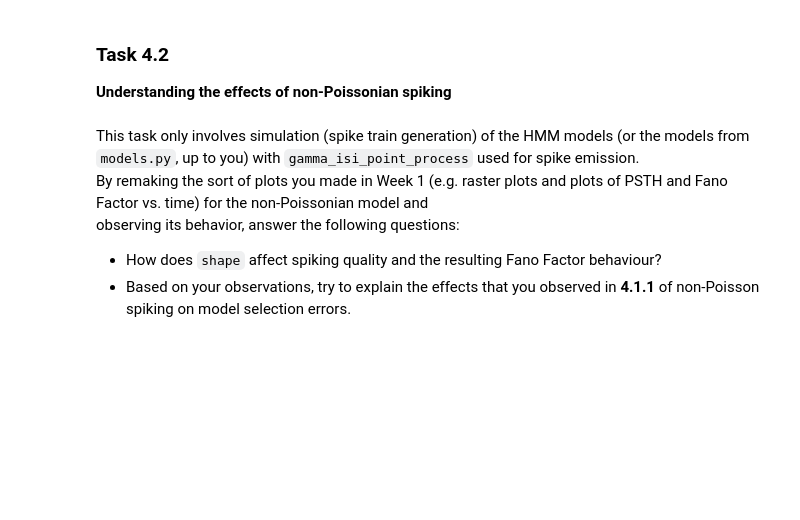
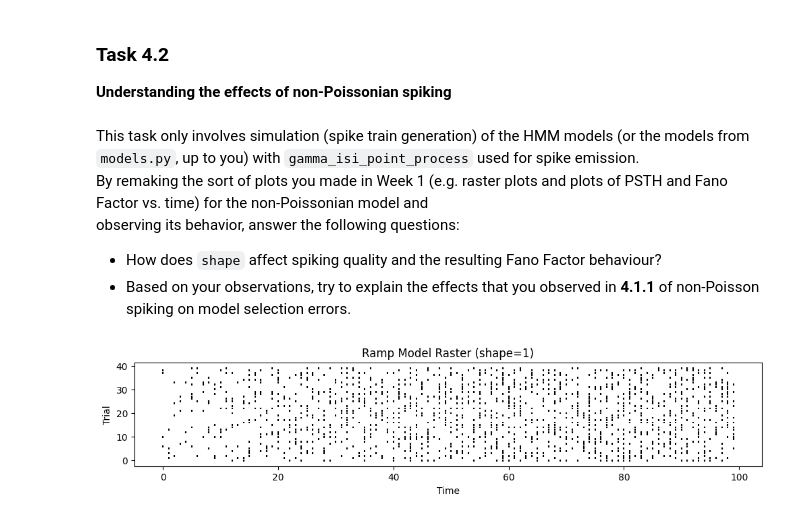
Before and after one commit to ericyh/Neural_Data_Processing, a Jupyter notebook: GG3_project.ipynb, the cells around one changed output. Saved outputs shown, nothing was run; the diff lists cells and outputs as text; code cells hidden in the pictures; blank space fills up the shorter version.

```diff
--- a/GG3_project.ipynb
+++ b/GG3_project.ipynb
@@ -3492,66 +3446,63 @@ observing its behavior, answer the following questions:
 - How does `shape` affect spiking quality and the resulting Fano Factor behaviour?
 - Based on your observations, try to explain the effects  that you observed in **4.1.1** of  non-Poisson spiking on model selection errors.
 # %%
-import numpy as np
-import matplotlib.pyplot as plt
+def compute_psth_and_fano(spikes, dt=0.01, smooth_window=5):
+    # spikes: (N_trials, T)
+    mean_spikes = np.mean(spikes, axis=0)
+    var_spikes = np.var(spikes, axis=0)
 
-def compute_psth(spikes, dt=0.01, window_size=5):
-    return np.convolve(np.mean(spikes, axis=0)/dt,
-                       np.ones(window_size)/window_size, mode='same')
+    # Fano Factor
+    fano = var_spikes / (mean_spikes + 1e-12)  # prevent div/0
 
-def compute_fano(spikes, bin_size=5):
-    N_trials, T = spikes.shape
-    reshaped = spikes[:, :T // bin_size * bin_size].reshape(N_trials, -1, bin_size)
-    binned_counts = reshaped.sum(axis=2)
-    mean = np.mean(binned_counts, axis=0)
-    var = np.var(binned_counts, axis=0)
-    fano = var / (mean + 1e-12)
-    return fano, mean  # to visualize scaling if needed
+    # Optional smoothing
+    from scipy.ndimage import uniform_filter1d
+    mean_smoothed = uniform_filter1d(mean_spikes, size=smooth_window)
+    fano_smoothed = uniform_filter1d(fano, size=smooth_window)
 
-def plot_task_4_2(model_name, spikes, dt=0.01, shape=1):
-    N_trials, T = spikes.shape
-    time = np.arange(T) * dt
+    return mean_smoothed / dt, fano_smoothed  # convert to Hz
 
-    # Raster plot
-    plt.figure(figsize=(12, 4))
-    for i in range(min(50, N_trials)):
-        spike_times = np.where(spikes[i] > 0)[0]
-        plt.vlines(spike_times * dt, i, i + 0.8, color='black', lw=0.5)
-    plt.title(f"{model_name} Raster Plot (shape={shape})")
-    plt.xlabel("Time (s)")
+shapes = [1, 2, 3, 4, 5]
+N_trials = 100
+T = 100
+dt = 1 / T
+step_params = dict(r=3, m=40)
+ramp_params = dict(beta=2, sigma=0.3)
+
+for shape in shapes:
+    # Simulate HMM spike trains
+    spikes_step = generate_step_spikes(**step_params, shape=shape, N_trials=N_trials, T=T)
+    spikes_ramp = generate_ramp_spikes(**ramp_params, shape=shape, N_trials=N_trials, T=T)
+
+    # Plot raster for one example
+    plt.figure(figsize=(12, 2))
+    for i in range(min(40, N_trials)):
+        ts = np.where(spikes_ramp[i] > 0)[0]
+        plt.vlines(ts, i - 0.4, i + 0.4, color='black')
+    plt.title(f"Ramp Model Raster (shape={shape})")
+    plt.xlabel("Time")
     plt.ylabel("Trial")
     plt.show()
 
+    # PSTH and Fano
+    psth_r, fano_r = compute_psth_and_fano(spikes_ramp, dt)
+    psth_s, fano_s = compute_psth_and_fano(spikes_step, dt)
+
     # PSTH
-    psth = compute_psth(spikes, dt=dt)
-    plt.figure()
-    plt.plot(time, psth)
-    plt.title(f"{model_name} PSTH (shape={shape})")
-    plt.xlabel("Time (s)")
+    plt.plot(psth_r, label=f'Ramp (shape={shape})')
+    plt.plot(psth_s, label=f'Step (shape={shape})', linestyle='--')
+    plt.title("PSTH")
+    plt.xlabel("Time")
     plt.ylabel("Firing Rate (Hz)")
-    plt.grid(True)
+    plt.legend()
     plt.show()
 
-    # Fano Factor
-    fano, _ = compute_fano(spikes, bin_size=5)
-    plt.figure()
-    plt.plot(np.arange(len(fano)) * dt * 5, fano)
-    plt.title(f"{model_name} Fano Factor vs Time (shape={shape})")
-    plt.xlabel("Time (s)")
+    # Fano
+    plt.plot(fano_r, label=f'Ramp (shape={shape})')
+    plt.plot(fano_s, label=f'Step (shape={shape})', linestyle='--')
+    plt.title("Fano Factor over Time")
+    plt.xlabel("Time")
     plt.ylabel("Fano Factor")
-    plt.grid(True)
+    plt.legend()
     plt.show()
-
-# ==== Run it ====
-T = 100
-N_trials = 100
-shapes = [1, 2, 3, 5]
-
-for shape in shapes:
-    step = StepModel(m=50, r=3, isi_gamma_shape=shape)
-    step_spikes = step.simulate(Ntrials=N_trials, T=T)[0]
-    plot_task_4_2("Step Model", step_spikes, dt=1/T, shape=shape)
-
-    ramp = RampModel(beta=0.5, sigma=0.3, isi_gamma_shape=shape)
-    ramp_spikes = ramp.simulate(Ntrials=N_trials, T=T)[0]
-    plot_task_4_2("Ramp Model", ramp_spikes, dt=1/T, shape=shape)
+# %% [output]
+[figure, added]
```
Also changed, not shown: parts of 3 cells of this notebook.
